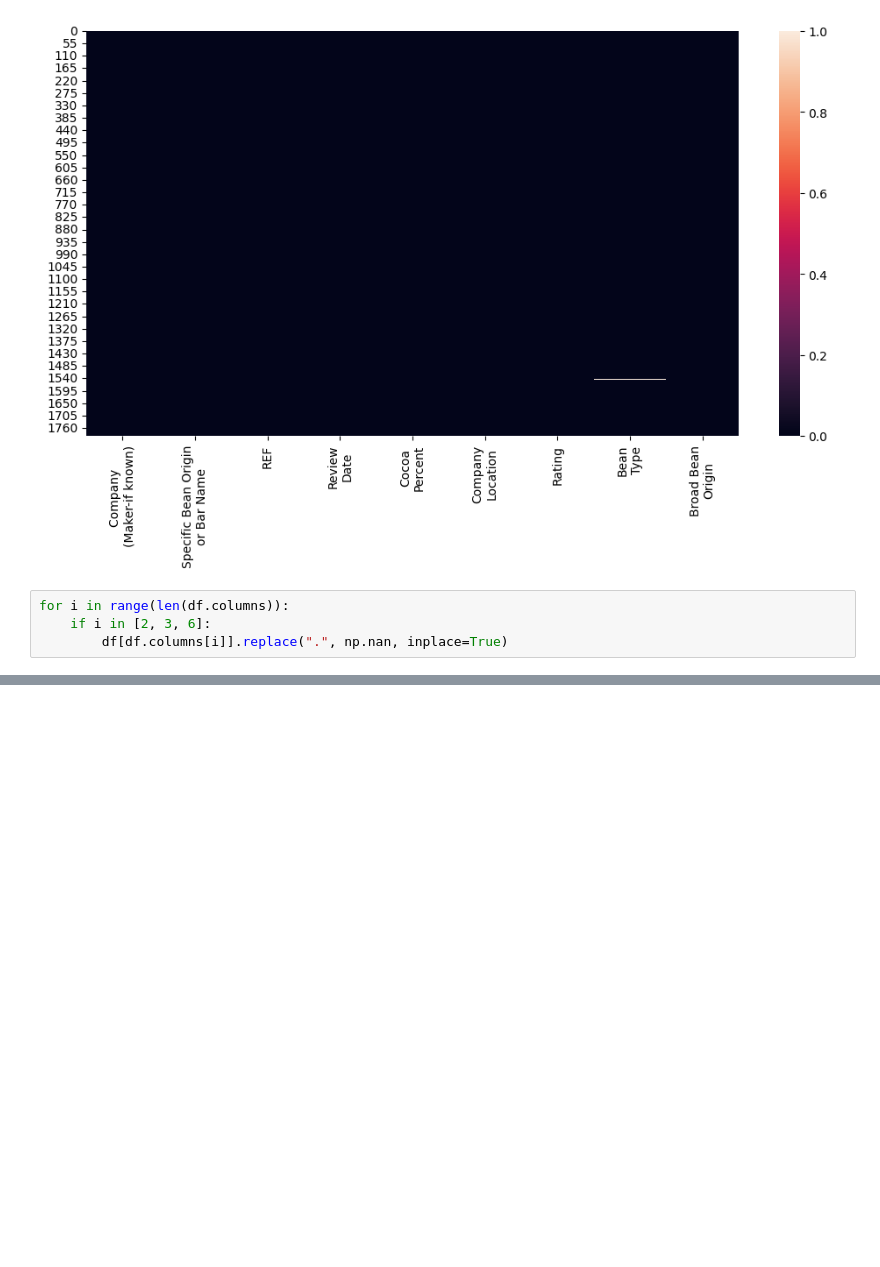
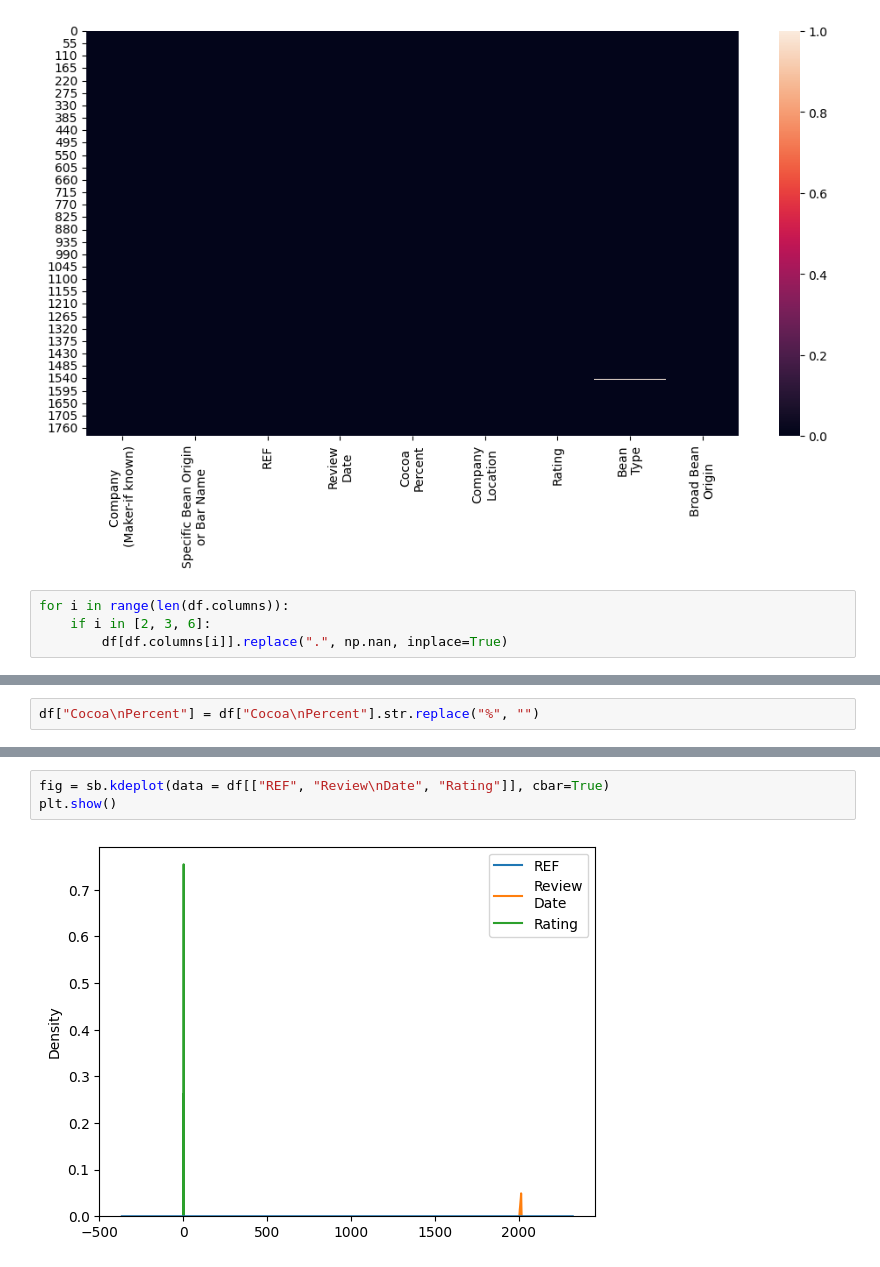
Before and after one commit to AbhinavKrishnan0629/AI, a Jupyter notebook: All projects/Exploratory Data Analysis/session 3.1 EDA.ipynb, the cells around one changed output, grey strips where cells are left out. Drawn from its saved outputs; the diff is of its cells as text; blank space fills up the shorter version.

```diff
--- a/All projects/Exploratory Data Analysis/session 3.1 EDA.ipynb
+++ b/All projects/Exploratory Data Analysis/session 3.1 EDA.ipynb
@@ -244,0 +245,2 @@ df.to_csv("A:/Programming/Python/NLP/Data files/EDA Session 3.1/flavors_of_cacao
+# %%
+df["Cocoa\nPercent"] = df["Cocoa\nPercent"].str.replace("%", "")
@@ -244,0 +273,5 @@ df.to_csv("A:/Programming/Python/NLP/Data files/EDA Session 3.1/flavors_of_cacao
+# %%
+fig = sb.kdeplot(data = df[["REF", "Review\nDate", "Rating"]], cbar=True)
+plt.show()
+# %% [output]
+[figure, added]
```
Also changed, not shown: parts of 12 cells of this notebook, 1 other file.
